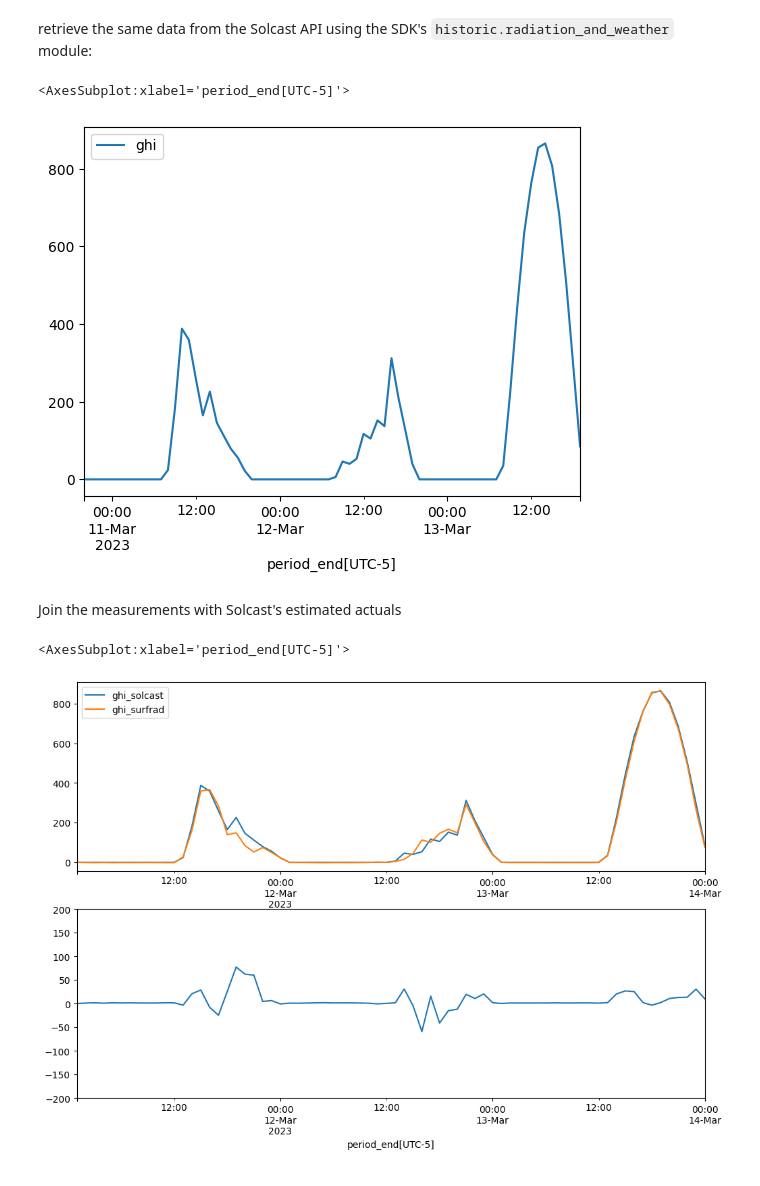
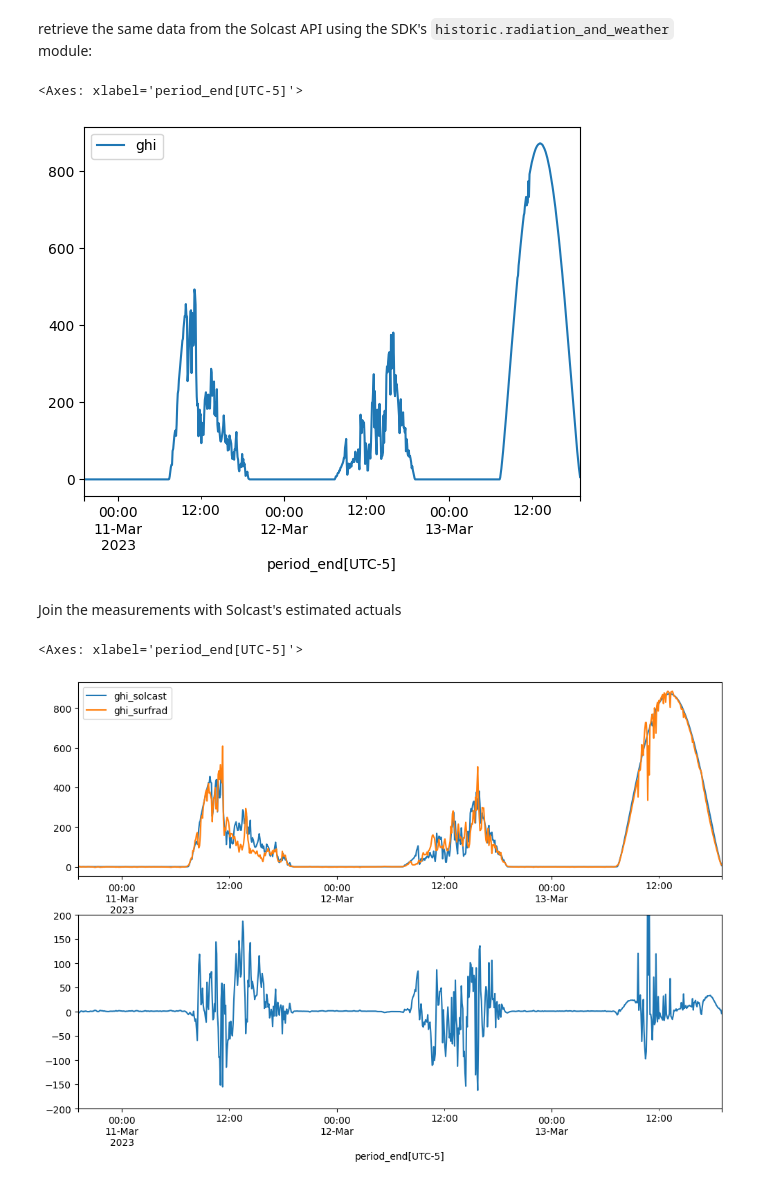
Before and after one commit to Solcast/solcast-api-python-sdk, a Jupyter notebook: docs/notebooks/Comparing Solcast API data with Surfrad measurements.ipynb, the cells around one changed output. Drawn from its saved outputs; the diff is of its cells as text; code cells hidden in the pictures.

```diff
--- a/docs/notebooks/Comparing Solcast API data with Surfrad measurements.ipynb
+++ b/docs/notebooks/Comparing Solcast API data with Surfrad measurements.ipynb
@@ -14,7 +14,7 @@ for d in [0, 1, 2]:
     measurements.append(site[0]['ghi'])
 
 # concatenate the 3 days of data and resample to 60 minutes
-measurements = pd.concat(measurements).resample('60Min', closed='right', label='right').mean()
+measurements = pd.concat(measurements).resample('5Min', closed='right', label='right').mean()
 measurements.index = measurements.index.tz_convert("-05:00:00")
 measurements.index.name = "period_end[UTC-5]"
 measurements.plot()
@@ -26,23 +26,23 @@ retrieve the same data from the Solcast API using the SDK's `historic.radiation_
 # %%
 from solcast import historic
 
 # NOTE: this will consume an API request!
 solcast = historic.radiation_and_weather(
     latitude=34.2547,
     longitude=-89.8729,
     output_parameters='ghi',
     start=measurements.index.min(),
     end=measurements.index.max(),
-    period='PT60M',
+    period='PT5M',
     timezone="-5"
 )
 
 solcast = solcast.to_pandas()
 solcast.index.name = "period_end[UTC-5]"
 solcast.plot()
 # %% [output]
-<AxesSubplot:xlabel='period_end[UTC-5]'>
+<Axes: xlabel='period_end[UTC-5]'>
-[figure, old version]
+[figure, new version]
 # %% [markdown]
 Join the measurements with Solcast's estimated actuals
 # %%
@@ -54,5 +54,5 @@ df.plot(ax=axs[0])
 # compute differences
 (df['ghi_solcast'] - df['ghi_surfrad']).plot(ax=axs[1], ylim=[-200,200])
 # %% [output]
-<AxesSubplot:xlabel='period_end[UTC-5]'>
+<Axes: xlabel='period_end[UTC-5]'>
-[figure, old version]
+[figure, new version]
```
Also changed, not shown: parts of 1 cell of this notebook, 8 other files.
